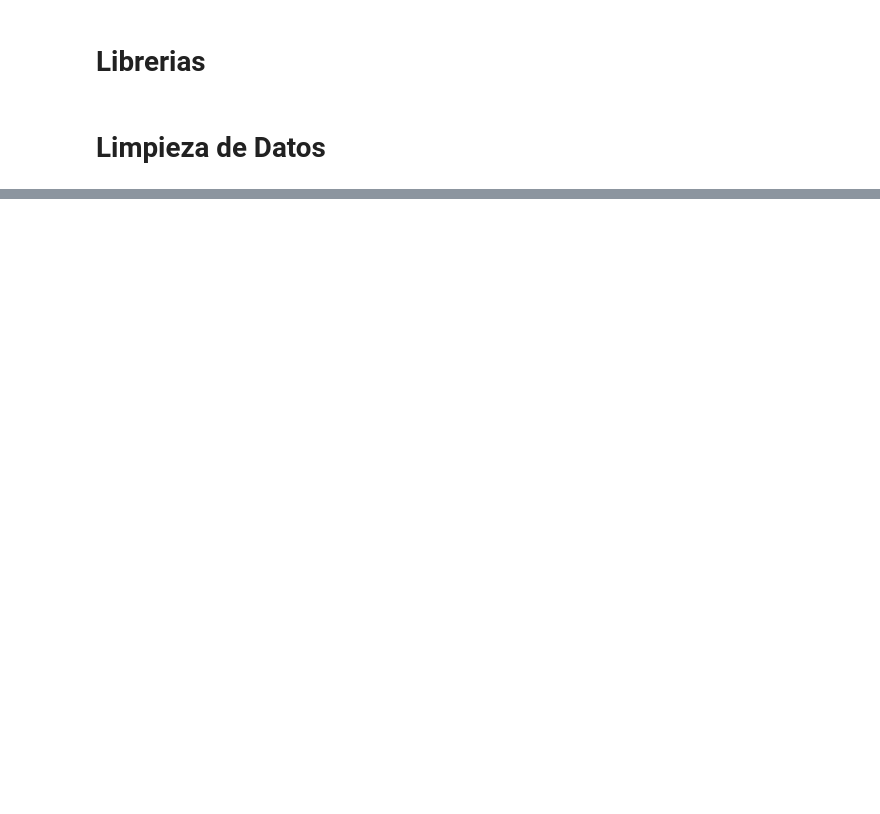
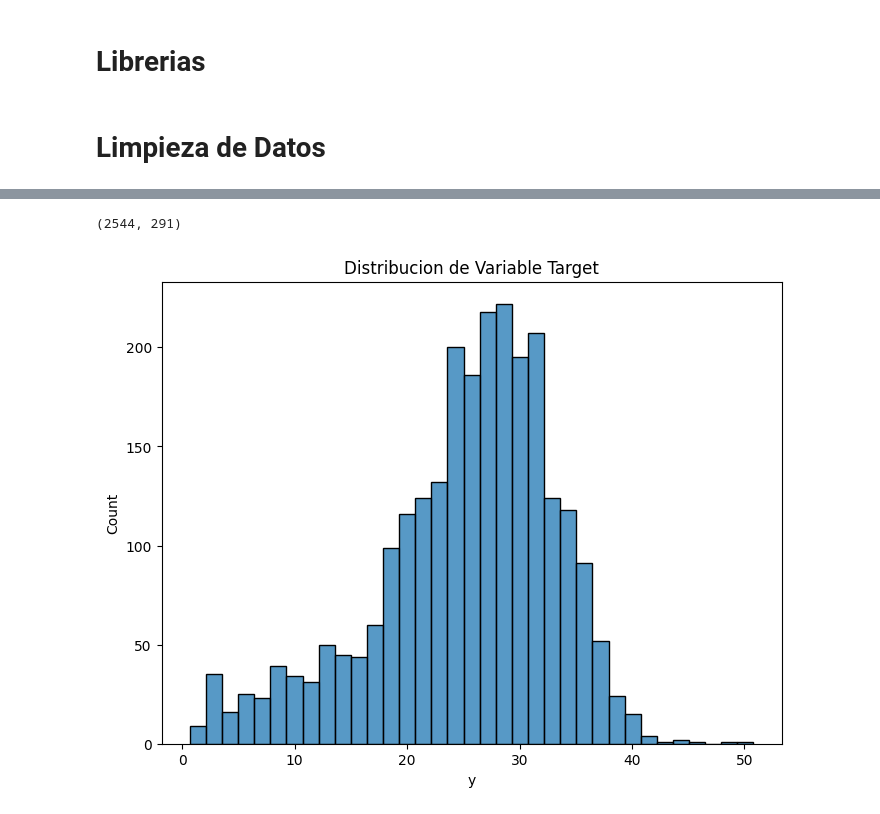
Before and after one commit to Krvelez92/Modelo_Prediccion_Rating, a Jupyter notebook: notebooks/02_LimpiezaEDA.ipynb, the cells around one changed output, grey strips where cells are left out. Saved outputs shown, nothing was run; the diff lists cells and outputs as text; code cells hidden in the pictures; blank space fills up the shorter version.

```diff
--- a/notebooks/02_LimpiezaEDA.ipynb
+++ b/notebooks/02_LimpiezaEDA.ipynb
@@ -78,0 +76,3 @@ kpi.fillna(0, inplace=True)
+# %%
+kpi['valor_indicador'] = kpi['valor_indicador'].str.replace(',', '.').astype('float')
+kpi['valor_indicador'] = kpi['valor_indicador'].fillna(0)
@@ -187,0 +221,28 @@ restautantes['tipo_cocina']  = cocina_mod.predict(restautantes['nombre'])
+# %%
+restautantes.drop(['cod_barrio', 'NOMDIS', 'NOMBRE',
+                   'Población en etapa educativa (Población de 0 a 16 años -16 no incluidos)',
+                   'Primera y segunda nacionalidad extranjera en el Distrito: CHINA',
+                   'Primera y segunda nacionalidad extranjera en el Distrito: CHINA (Población total Distrito)',
+                   'Primera y segunda nacionalidad extranjera en el Distrito: COLOMBIA',
+                   'Primera y segunda nacionalidad extranjera en el Distrito: FILIPINAS (Población total Distrito)',
+                   'Primera y segunda nacionalidad extranjera en el Distrito: FRANCIA',
+                   'Primera y segunda nacionalidad extranjera en el Distrito: HONDURAS',
+                   'Primera y segunda nacionalidad extranjera en el Distrito: ITALIA',
+                   'Primera y segunda nacionalidad extranjera en el Distrito: ITALIA (Población total Distrito)',
+                   'Primera y segunda nacionalidad extranjera en el Distrito: ITALIA (Total en Distrito)',
+                   'Primera y segunda nacionalidad extranjera en el Distrito: MARRUECOS (Población total Distrito)',
+                   'Primera y segunda nacionalidad extranjera en el Distrito: PARAGUAY',
+                   'Primera y segunda nacionalidad extranjera en el Distrito: PARAGUAY (Población total Distrito)',
+                   'Primera y segunda nacionalidad extranjera en el Distrito: PERÚ',
+                   'Primera y segunda nacionalidad extranjera en el Distrito: PERÚ (Población total Distrito)',
+                   'Primera y segunda nacionalidad extranjera en el Distrito: RUMANÍA',
+                   'Primera y segunda nacionalidad extranjera en el Distrito: VENEZUELA',
+                   'Primera y segunda nacionalidad extranjera en el Distrito: VENEZUELA (Población total Distrito)',
+                   'Tasa absoluta de paro registrado hombres',
+                   'Tasa absoluta de paro registrado mujeres',
+                   'Primera y segunda nacionalidad extranjera en el Distrito: FILIPINAS'
+                   ], axis=1, inplace=True)
+# %%
+restautantes.shape
+# %% [output]
+(2544, 291)
@@ -187,0 +407,15 @@ restautantes['tipo_cocina']  = cocina_mod.predict(restautantes['nombre'])
+# %%
+from sklearn.preprocessing import LabelEncoder
+
+encoder = LabelEncoder()
+tipo_cocina_encoder = encoder.fit_transform(restautantes['tipo_cocina'])
+restautantes['tipo_cocina_encoder'] = tipo_cocina_encoder
+# %%
+restautantes['y'] = restautantes['rating']*(np.log(restautantes['user_ratings_total']+1))
+# %%
+plt.figure(figsize=(8,6))
+sns.histplot(restautantes['y'])
+plt.title(label='Distribucion de Variable Target')
+plt.show()
+# %% [output]
+[figure, added]
```
Also changed, not shown: parts of 12 cells of this notebook, 1 other file.
